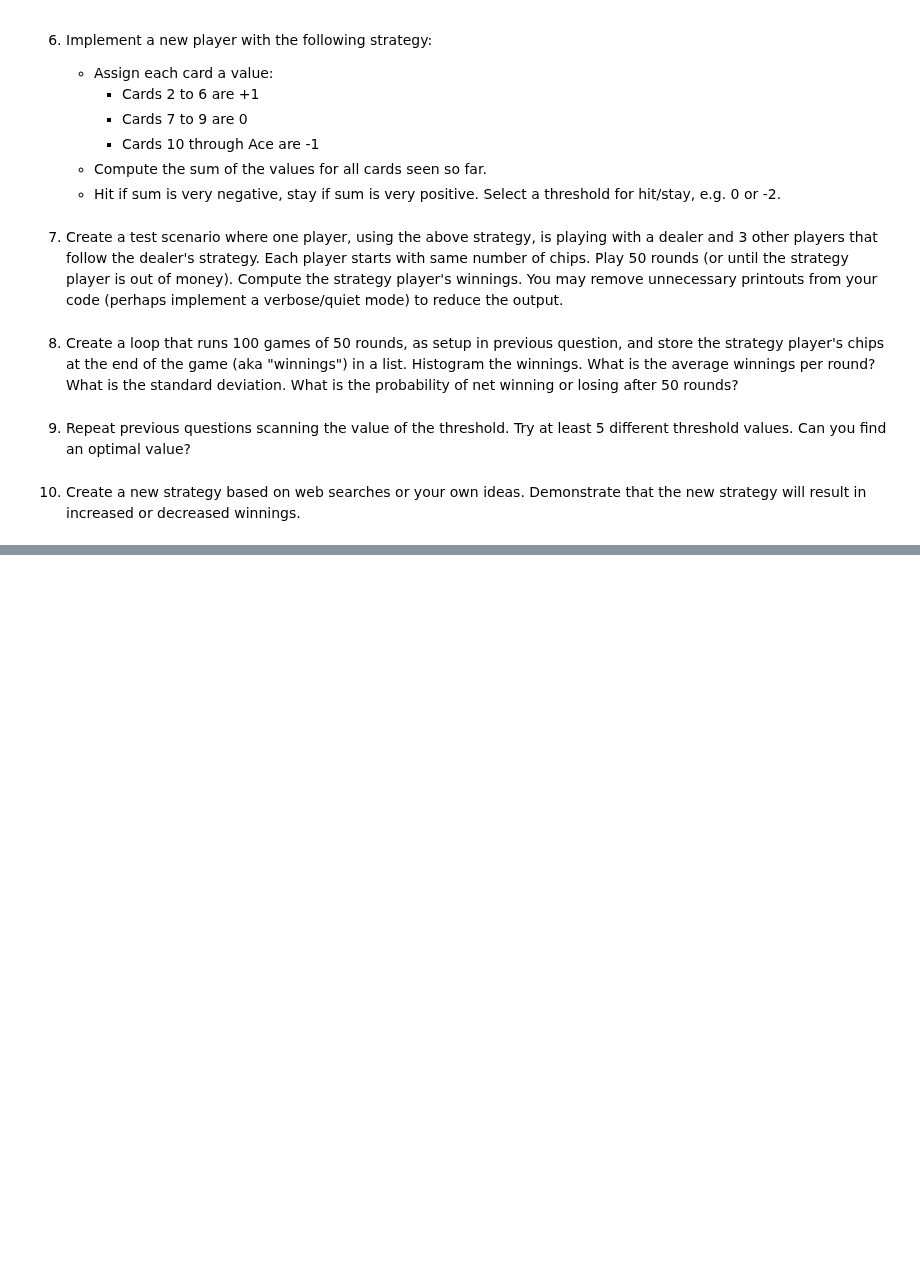
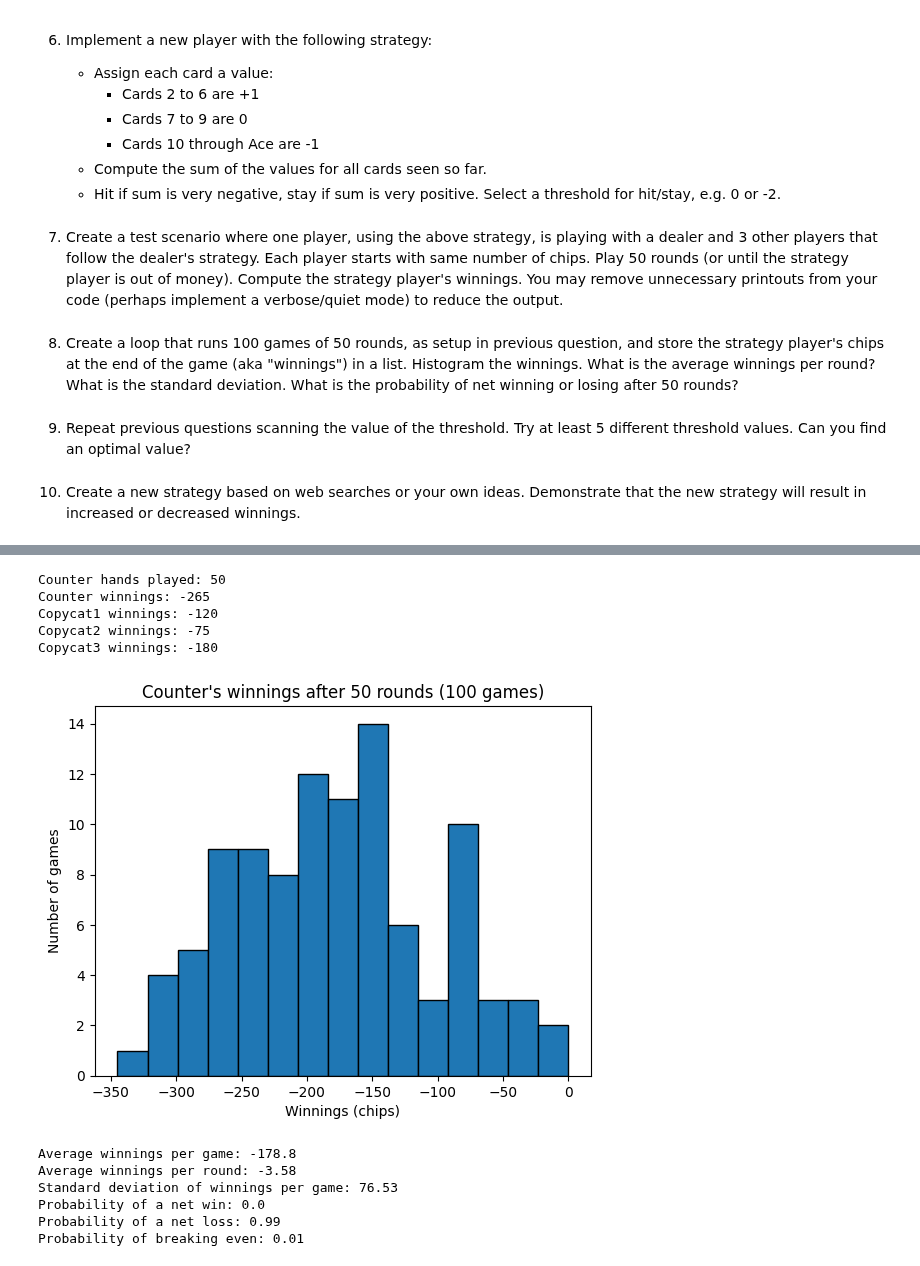
Before and after one commit to Zainabbfiaz/DATA3402.Fall.2026, a Jupyter notebook: Labs/Lab.6/Lab.6.ipynb, the cells around one changed output, grey strips where cells are left out. Cells and saved outputs as stored; diff of their text form; code cells hidden in the pictures; blank space fills up the shorter version.

```diff
--- a/Labs/Lab.6/Lab.6.ipynb
+++ b/Labs/Lab.6/Lab.6.ipynb
@@ -39,0 +420,59 @@ A few requirements:
+# %%
+counter, others = run_test()
+print("Counter hands played:", counter.hands_played)
+print("Counter winnings:", counter.chips - counter.starting_chips)
+for p in others:
+    print(p.name, "winnings:", p.chips - p.starting_chips)
+# %% [output]
+Counter hands played: 50
+Counter winnings: -265
+Copycat1 winnings: -120
+Copycat2 winnings: -75
+Copycat3 winnings: -180
+# %%
+import statistics
+import matplotlib.pyplot as plt
+
+num_games = 100
+num_rounds = 50
+starting_chips = 1000
+
+# play 100 games of 50 rounds and save the counter's chips at the end of each
+final_chips = []
+for g in range(num_games):
+    counter, others = run_test(num_rounds, starting_chips)
+    final_chips.append(counter.chips)
+
+# winnings = how many chips the counter gained or lost during the game
+winnings = [chips - starting_chips for chips in final_chips]
+
+# histogram
+plt.hist(winnings, bins=15, edgecolor="black")
+plt.title("Counter's winnings after 50 rounds (100 games)")
+plt.xlabel("Winnings (chips)")
+plt.ylabel("Number of games")
+plt.show()
+
+# statistics
+avg_game = statistics.mean(winnings)
+avg_round = avg_game / num_rounds
+std = statistics.stdev(winnings)
+
+wins = sum(1 for w in winnings if w > 0)
+losses = sum(1 for w in winnings if w < 0)
+even = sum(1 for w in winnings if w == 0)
+
+print("Average winnings per game:", round(avg_game, 2))
+print("Average winnings per round:", round(avg_round, 2))
+print("Standard deviation of winnings per game:", round(std, 2))
+print("Probability of a net win:", wins / num_games)
+print("Probability of a net loss:", losses / num_games)
+print("Probability of breaking even:", even / num_games)
+# %% [output]
+[figure, added]
+Average winnings per game: -178.8
+Average winnings per round: -3.58
+Standard deviation of winnings per game: 76.53
+Probability of a net win: 0.0
+Probability of a net loss: 0.99
+Probability of breaking even: 0.01
```
Also changed, not shown: parts of 10 cells of this notebook.
